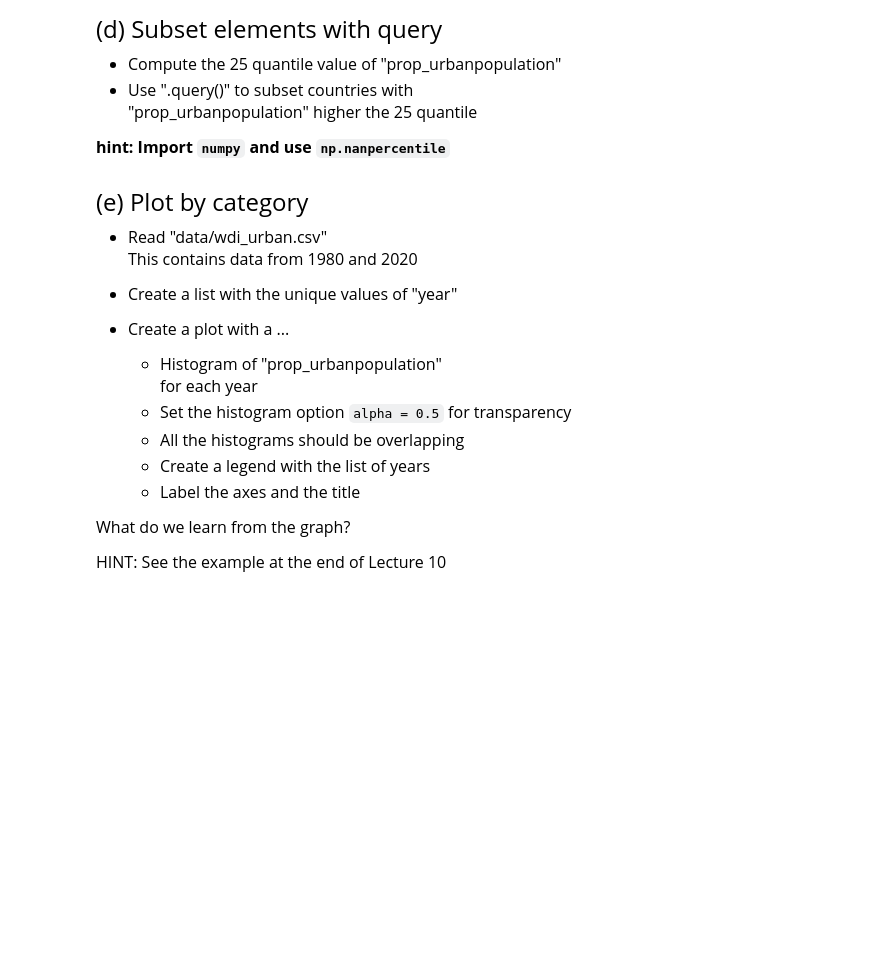
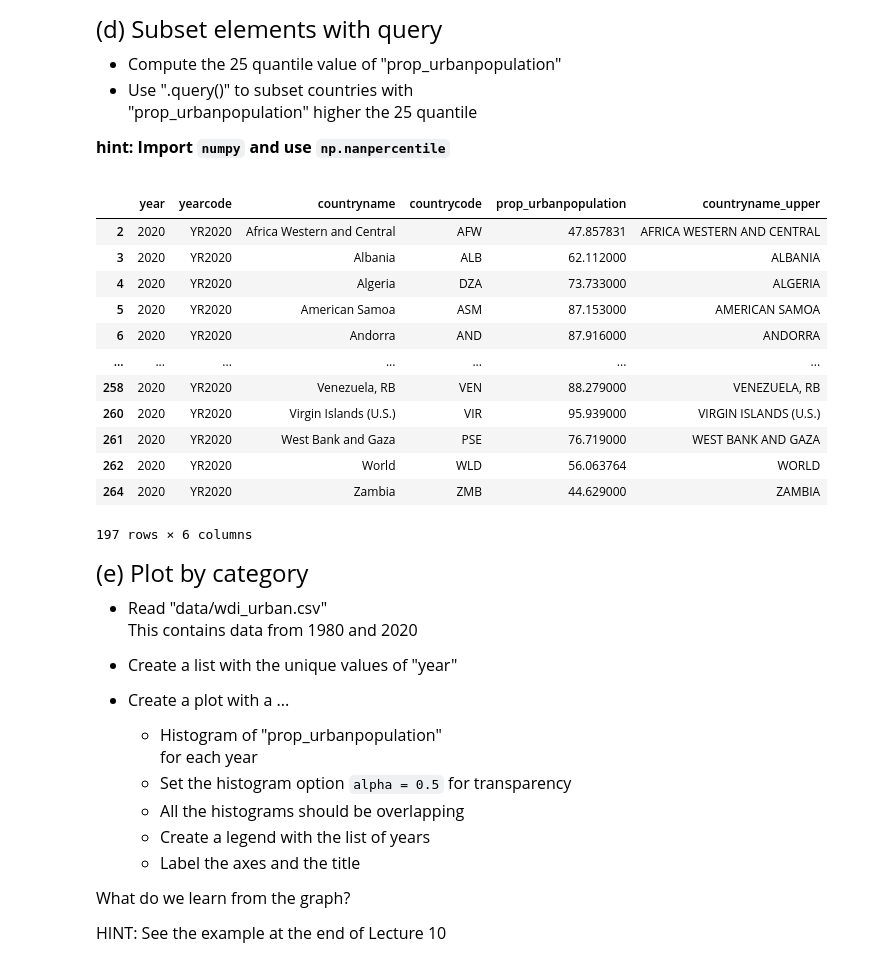
Before and after one commit to ZixuanChenLeo/qtm151_fall_2023, a Jupyter notebook: assingments/assignment6/assignment6.ipynb, the cells around one changed output. Saved outputs shown, nothing was run; the diff lists cells and outputs as text; code cells hidden in the pictures; blank space fills up the shorter version.

```diff
--- a/assingments/assignment6/assignment6.ipynb
+++ b/assingments/assignment6/assignment6.ipynb
@@ -138,8 +138,23 @@ sorted.iloc[0:5,:]
 # %%
 # Write your own code here
 import numpy as np
 quantile_25 = np.nanpercentile(wdi_2020["prop_urbanpopulation"], 25)
 high_25quantile = wdi_2020.query("prop_urbanpopulation > @quantile_25")
+high_25quantile
+# %% [output]
+|  | year | yearcode | countryname | countrycode | prop_urbanpopulation | countryname_upper |
+| 2 | 2020 | YR2020 | Africa Western and Central | AFW | 47.857831 | AFRICA WESTERN AND CENTRAL |
+| 3 | 2020 | YR2020 | Albania | ALB | 62.112000 | ALBANIA |
+| 4 | 2020 | YR2020 | Algeria | DZA | 73.733000 | ALGERIA |
+| 5 | 2020 | YR2020 | American Samoa | ASM | 87.153000 | AMERICAN SAMOA |
+| 6 | 2020 | YR2020 | Andorra | AND | 87.916000 | ANDORRA |
+| ... | ... | ... | ... | ... | ... | ... |
+| 258 | 2020 | YR2020 | Venezuela, RB | VEN | 88.279000 | VENEZUELA, RB |
+| 260 | 2020 | YR2020 | Virgin Islands (U.S.) | VIR | 95.939000 | VIRGIN ISLANDS (U.S.) |
+| 261 | 2020 | YR2020 | West Bank and Gaza | PSE | 76.719000 | WEST BANK AND GAZA |
+| 262 | 2020 | YR2020 | World | WLD | 56.063764 | WORLD |
+| 264 | 2020 | YR2020 | Zambia | ZMB | 44.629000 | ZAMBIA |
+197 rows × 6 columns
 # %% [markdown]
 <font size = "5">
 
```
Also changed, not shown: parts of 2 cells of this notebook, 3 other files.
